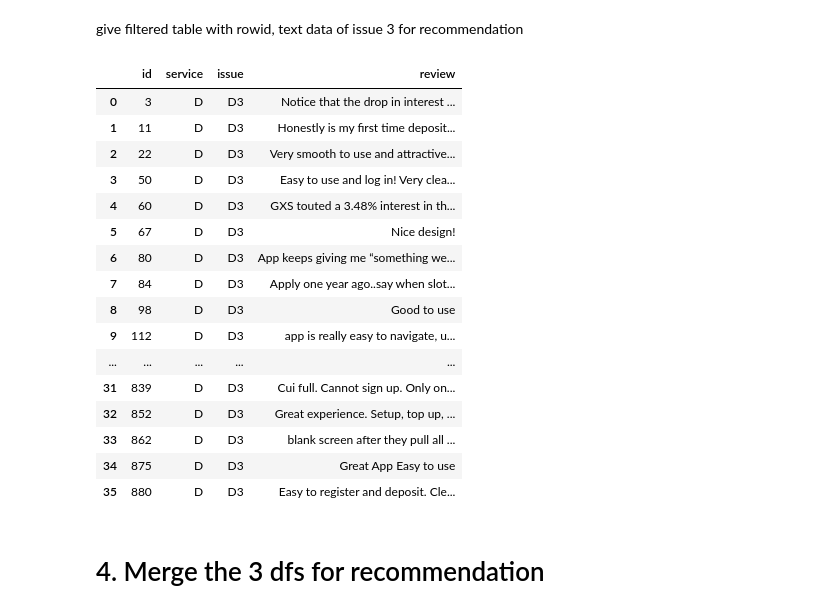
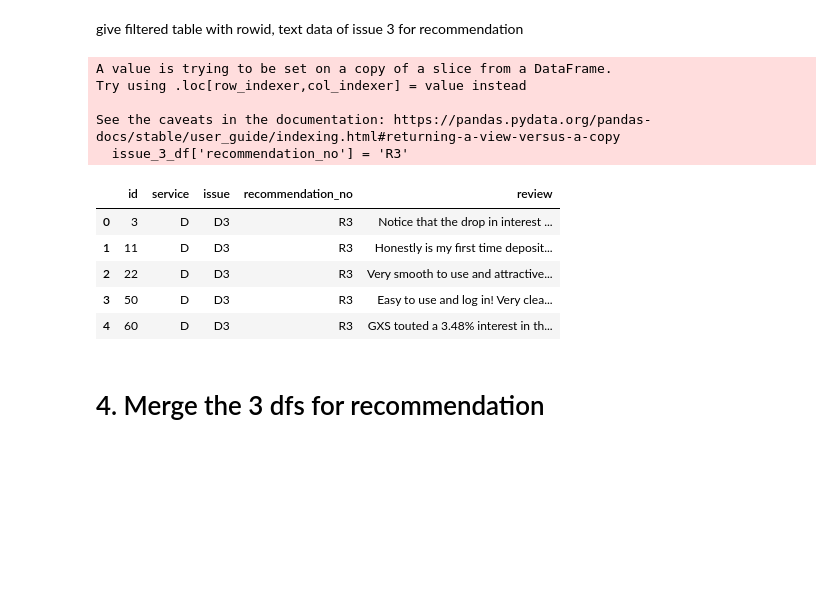
Before and after one commit to calebleehy/sentiment-analysis-with-llms, a Jupyter notebook: frontend/dashboard/eda.ipynb, the cells around one changed output. Drawn from its saved outputs; the diff is of its cells as text; code cells hidden in the pictures; blank space fills up the shorter version.

Commit message:
modified eda res placeholder data

```diff
--- a/frontend/dashboard/eda.ipynb
+++ b/frontend/dashboard/eda.ipynb
@@ -477,26 +489,21 @@ issue_3_df
 # %% [markdown]
 give filtered table with rowid, text data of issue 3 for recommendation
 # %%
-issue_3_recommend = issue_3_df[['id', 'service', 'issue','review']]
-issue_3_recommend
+issue_3_df['recommendation_no'] = 'R3'
+issue_3_recommend = issue_3_df[['id', 'service', 'issue','recommendation_no','review']]
+issue_3_recommend.head()
 # %% [output]
+A value is trying to be set on a copy of a slice from a DataFrame.
+Try using .loc[row_indexer,col_indexer] = value instead
+
+See the caveats in the documentation: https://pandas.pydata.org/pandas-docs/stable/user_guide/indexing.html#returning-a-view-versus-a-copy
+  issue_3_df['recommendation_no'] = 'R3'
-|  | id | service | issue | review |
-| 0 | 3 | D | D3 | Notice that the drop in interest ... |
-| 1 | 11 | D | D3 | Honestly is my first time deposit... |
-| 2 | 22 | D | D3 | Very smooth to use and attractive... |
-| 3 | 50 | D | D3 | Easy to use and log in! Very clea... |
-| 4 | 60 | D | D3 | GXS touted a 3.48% interest in th... |
-| 5 | 67 | D | D3 | Nice design! |
-| 6 | 80 | D | D3 | App keeps giving me “something we... |
-| 7 | 84 | D | D3 | Apply one year ago..say when slot... |
-| 8 | 98 | D | D3 | Good to use |
-| 9 | 112 | D | D3 | app is really easy to navigate, u... |
-| ... | ... | ... | ... | ... |
-| 31 | 839 | D | D3 | Cui full. Cannot sign up. Only on... |
-| 32 | 852 | D | D3 | Great experience. Setup, top up, ... |
-| 33 | 862 | D | D3 | blank screen after they pull all ... |
-| 34 | 875 | D | D3 | Great App Easy to use |
-| 35 | 880 | D | D3 | Easy to register and deposit. Cle... |
+|  | id | service | issue | recommendation_no | review |
+| 0 | 3 | D | D3 | R3 | Notice that the drop in interest ... |
+| 1 | 11 | D | D3 | R3 | Honestly is my first time deposit... |
+| 2 | 22 | D | D3 | R3 | Very smooth to use and attractive... |
+| 3 | 50 | D | D3 | R3 | Easy to use and log in! Very clea... |
+| 4 | 60 | D | D3 | R3 | GXS touted a 3.48% interest in th... |
 # %% [markdown]
 # 4. Merge the 3 dfs for recommendation
 # %%
```
Also changed, not shown: parts of 8 cells of this notebook, 1 other file.
